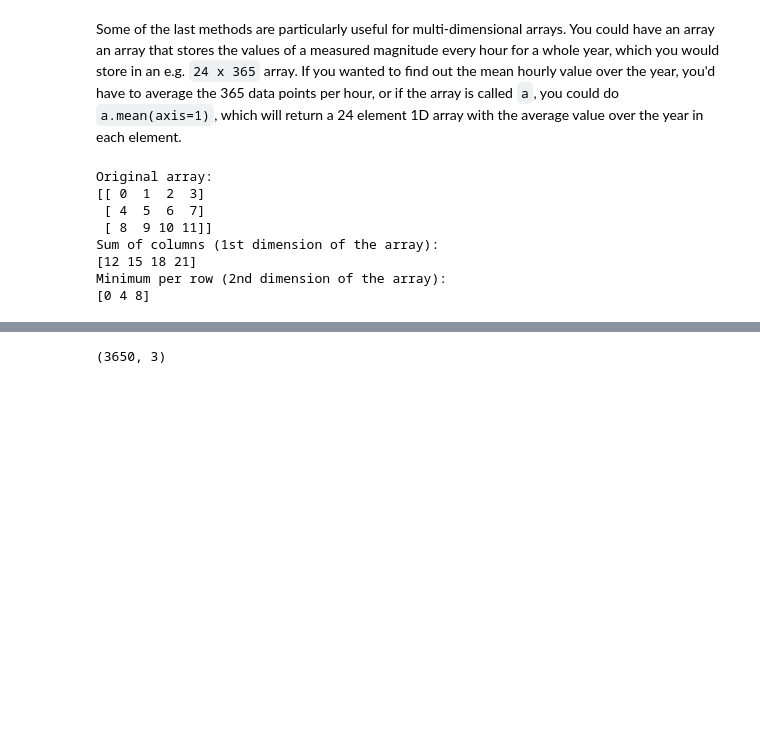
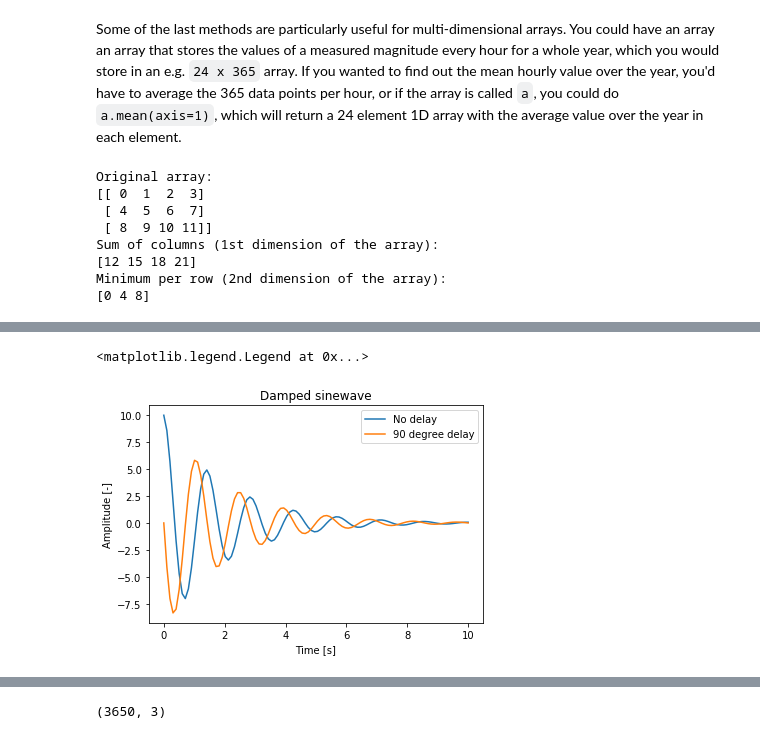
Before and after one commit to profLewis/geog0111_OLD, a Jupyter notebook: 02_numpy/02_numpy.ipynb, the cells around one changed output, grey strips where cells are left out. Cells and saved outputs as stored; diff of their text form; code cells hidden in the pictures; blank space fills up the shorter version.

```diff
--- a/02_numpy/02_numpy.ipynb
+++ b/02_numpy/02_numpy.ipynb
@@ -281,0 +432,33 @@ ValueError: all the input array dimensions except for the concatenation axis mus
+# %%
+def damped_sine(time, amp, decay, omega, phi):
+    """Damped sine function.
+    Parameters
+    -----------
+    time: array
+        An array of time steps
+    amp: float
+        Amplitude of the signal
+    lambda: float
+        The decay rate
+    omega: float
+        The angular frequency
+    phi: float
+        The phase angle
+    """
+    return amp*np.exp(-decay*t)*np.cos(omega*t + phi)
+
+t = np.linspace(0, 10, 100)
+amp = 10.
+decay = .5
+omega = 2*np.pi*70
+phi = 0.
+plt.figure()
+plt.plot(t, damped_sine(t, amp, decay, omega, phi), '-', label="No delay")
+plt.plot(t, damped_sine(t, amp, decay, omega, np.deg2rad(90.)), '-', label="90 degree delay")
+plt.xlabel("Time [s]")
+plt.ylabel("Amplitude [-]")
+plt.title("Damped sinewave")
+plt.legend(loc="best")
+# %% [output]
+<matplotlib.legend.Legend at 0x...>
+[figure, added]
```
Also changed, not shown: parts of 28 cells of this notebook, 1 other file.
